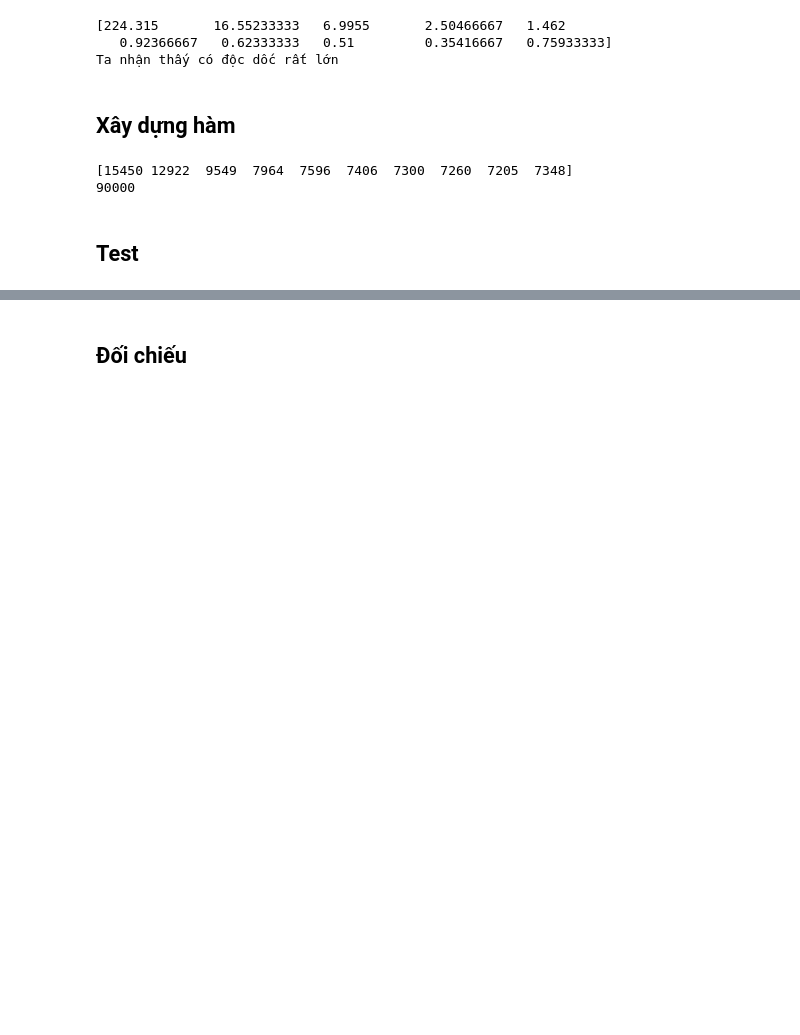
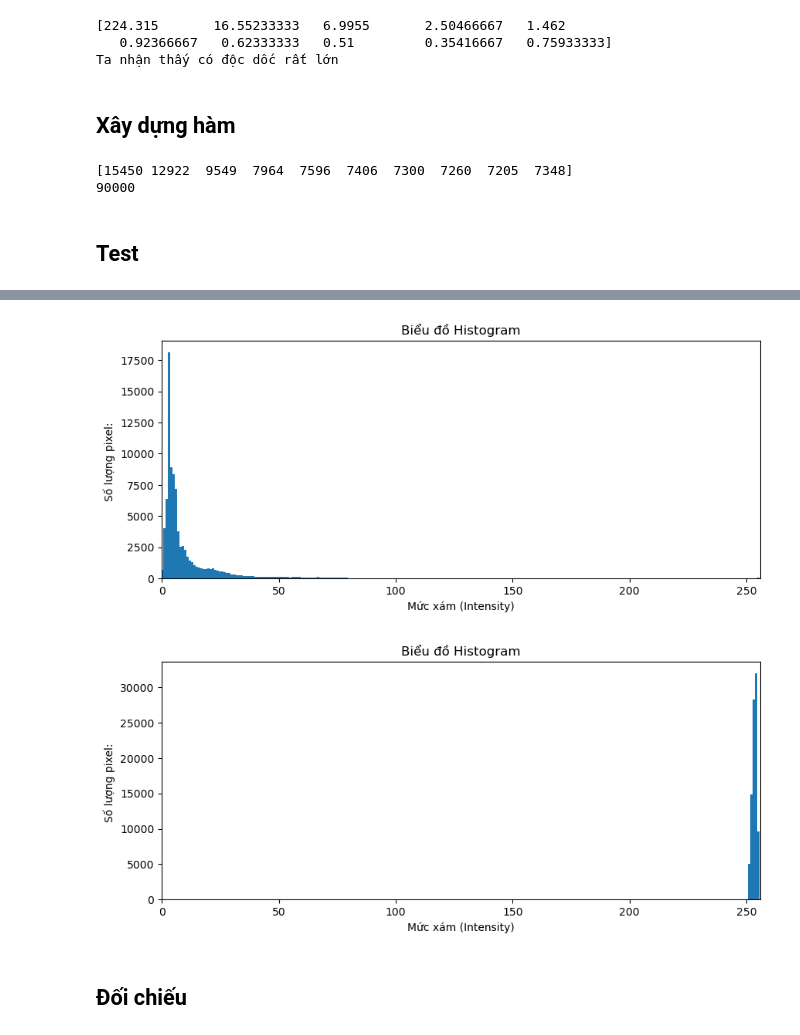
Before and after one commit to HoRa-W/ComputerVision-GroupF, a Jupyter notebook: CLAHE.ipynb, the cells around one changed output, grey strips where cells are left out. Cells and saved outputs as stored; diff of their text form; code cells hidden in the pictures; blank space fills up the shorter version.

```diff
--- a/CLAHE.ipynb
+++ b/CLAHE.ipynb
@@ -119,3 +182,9 @@ DrawHistogram(img)
+# %%
+DrawHistogram(img)
+DrawHistogram(my_img)
+# %% [output]
+[figure, added]
+[figure, added]
 # %% [markdown]
 ## Đối chiếu
 # %%
```
Also changed, not shown: parts of 8 cells of this notebook.
